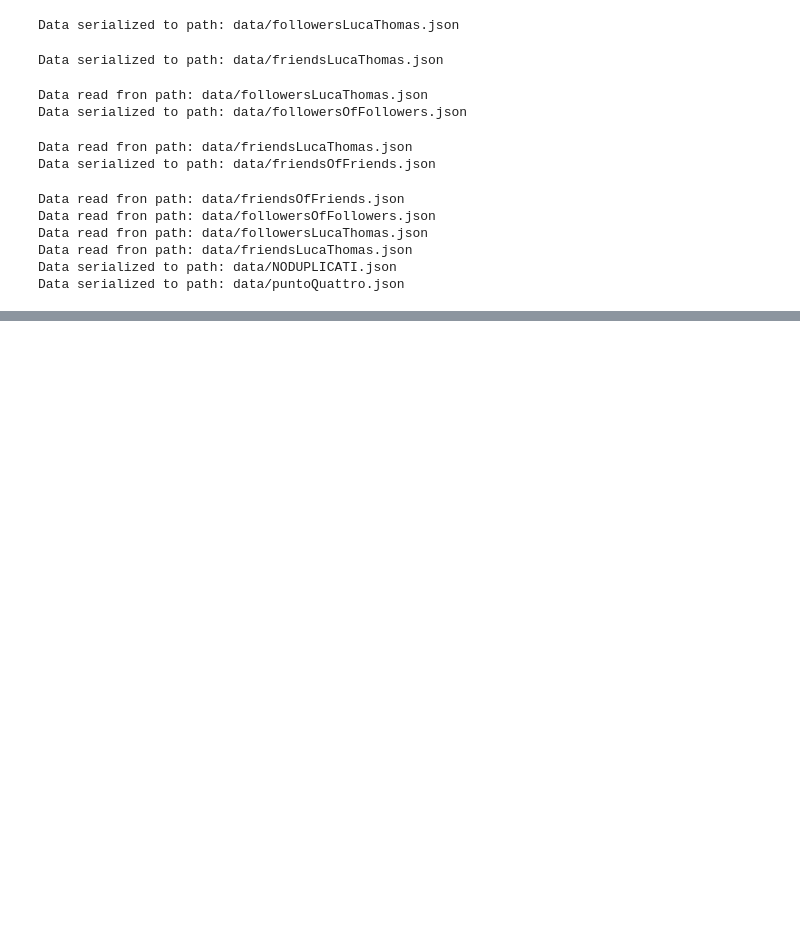
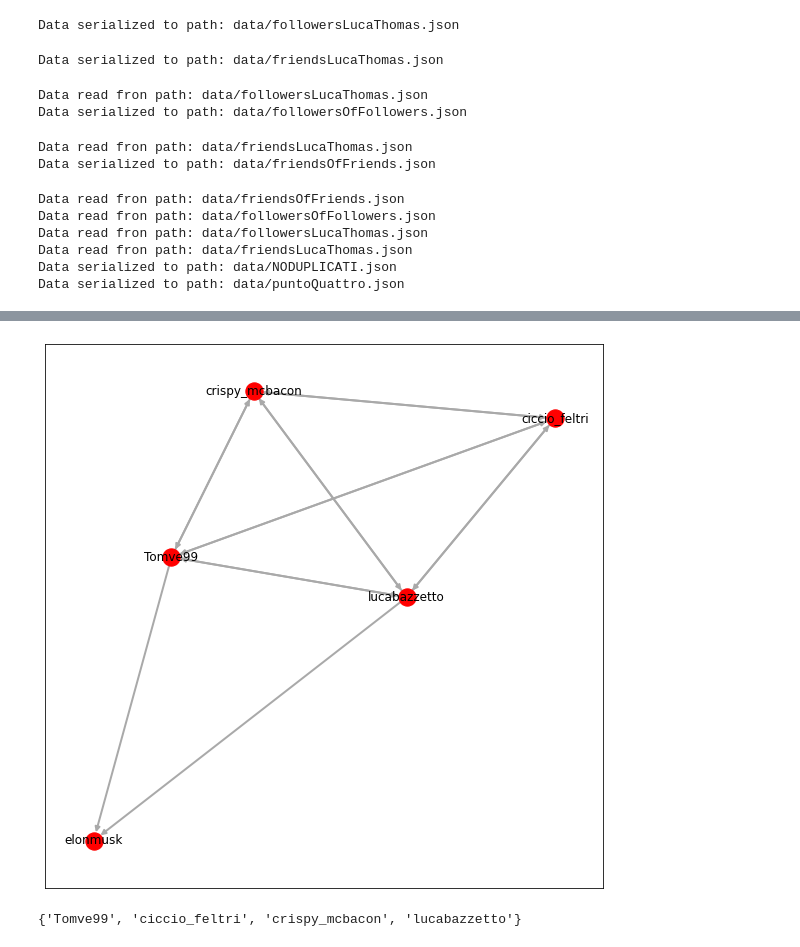
Before and after one commit to Uniud-IoT/ProgettoSC2020, a Jupyter notebook: Progetto.ipynb, the cells around one changed output, grey strips where cells are left out. Drawn from its saved outputs; the diff is of its cells as text; code cells hidden in the pictures; blank space fills up the shorter version.

```diff
--- a/Progetto.ipynb
+++ b/Progetto.ipynb
@@ -279,0 +364,27 @@ Data serialized to path: data/prova.json
+# %%
+#punto 10 (non richiesto il disegno)
+
+oriented = nx.read_gpickle("data/graphOriented.pkl")
+tomve99 = nx.ego_graph(oriented, "Tomve99", radius=1)
+
+nx.draw_networkx(
+    tomve99,
+    pos = nx.spring_layout(tomve99),
+    node_color = "#FF0000",
+    edge_color = "#A9A9A9",
+    width = 2,
+    edge_cmap = plt.cm.Blues,
+    with_labels = True
+)
+plt.savefig("data/tomve99.pdf")
+plt.show()
+plt.close()
+# %% [output]
+[figure, added]
+# %%
+#punto 10b-c
+from networkx.algorithms.approximation import clique
+clique.max_clique(tomve99)
+#nx.sigma(tomve99)
+# %% [output]
+{'Tomve99', 'ciccio_feltri', 'crispy_mcbacon', 'lucabazzetto'}
```
Also changed, not shown: parts of 12 cells of this notebook.
